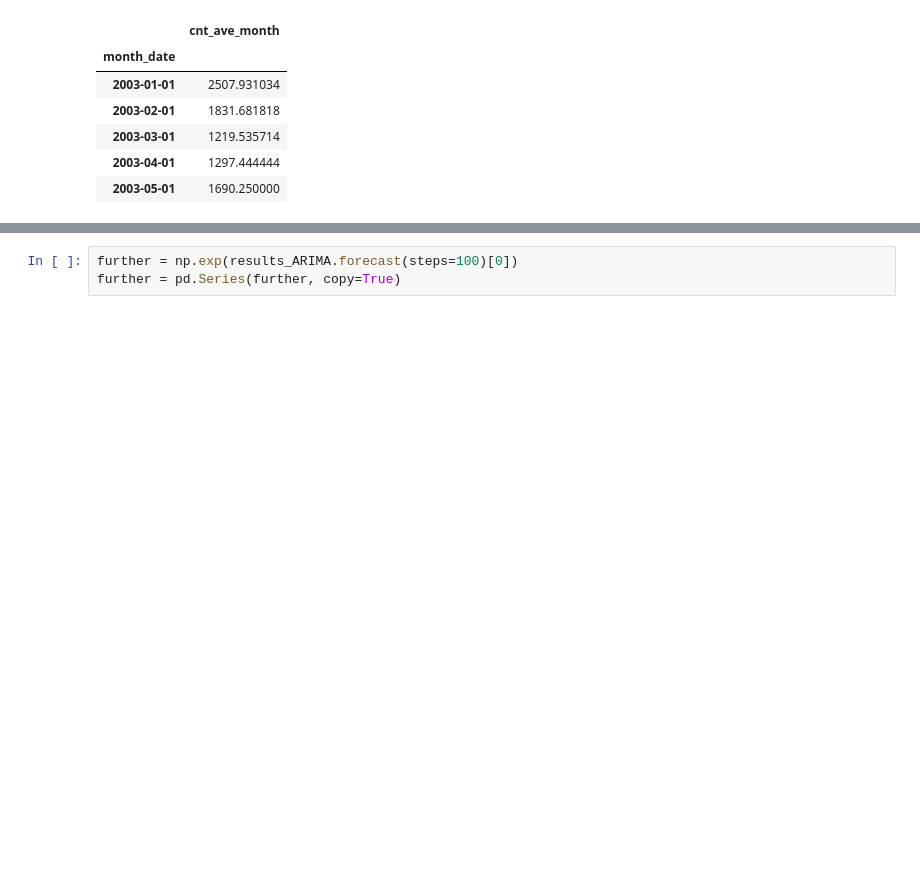
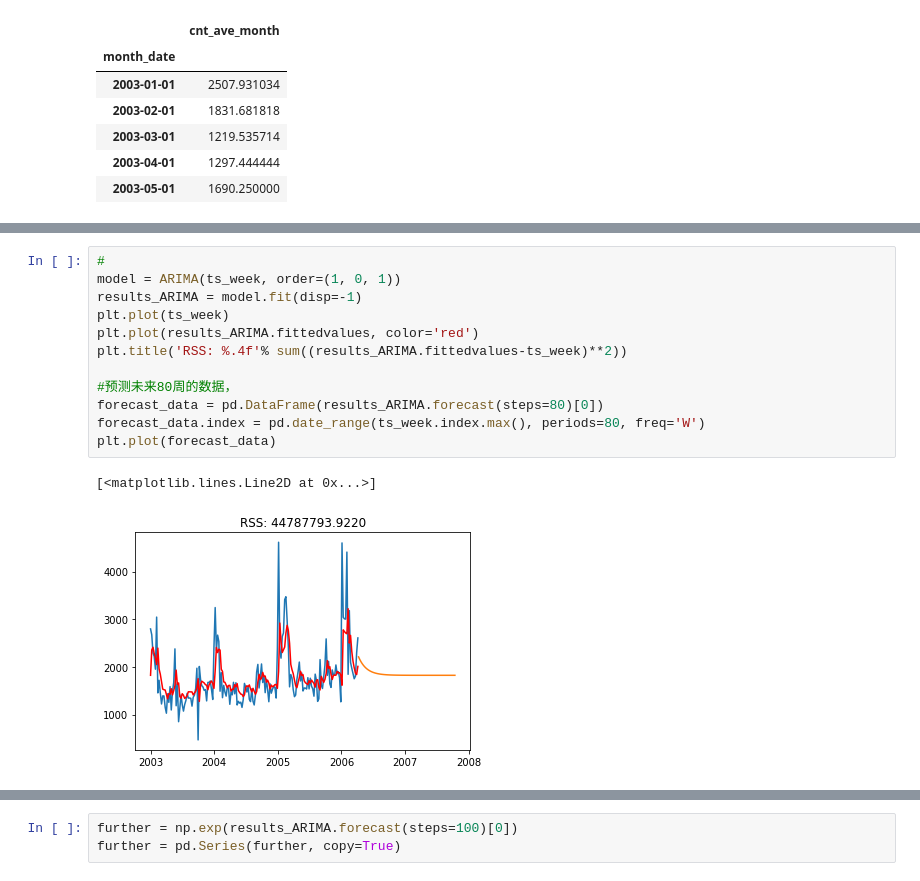
Before and after one commit to EchanHe/yancheng, a Jupyter notebook: data_manipulation.ipynb, the cells around one changed output, grey strips where cells are left out. Drawn from its saved outputs; the diff is of its cells as text; blank space fills up the shorter version.

```diff
--- a/data_manipulation.ipynb
+++ b/data_manipulation.ipynb
@@ -274,0 +333,15 @@ plt.show()
+# %%
+#
+model = ARIMA(ts_week, order=(1, 0, 1))
+results_ARIMA = model.fit(disp=-1)
+plt.plot(ts_week)
+plt.plot(results_ARIMA.fittedvalues, color='red')
+plt.title('RSS: %.4f'% sum((results_ARIMA.fittedvalues-ts_week)**2))
+
+#预测未来80周的数据，
+forecast_data = pd.DataFrame(results_ARIMA.forecast(steps=80)[0])
+forecast_data.index = pd.date_range(ts_week.index.max(), periods=80, freq='W')
+plt.plot(forecast_data)
+# %% [output]
+[<matplotlib.lines.Line2D at 0x...>]
+[figure, added]
```
Also changed, not shown: parts of 24 cells of this notebook, 3 other files.
